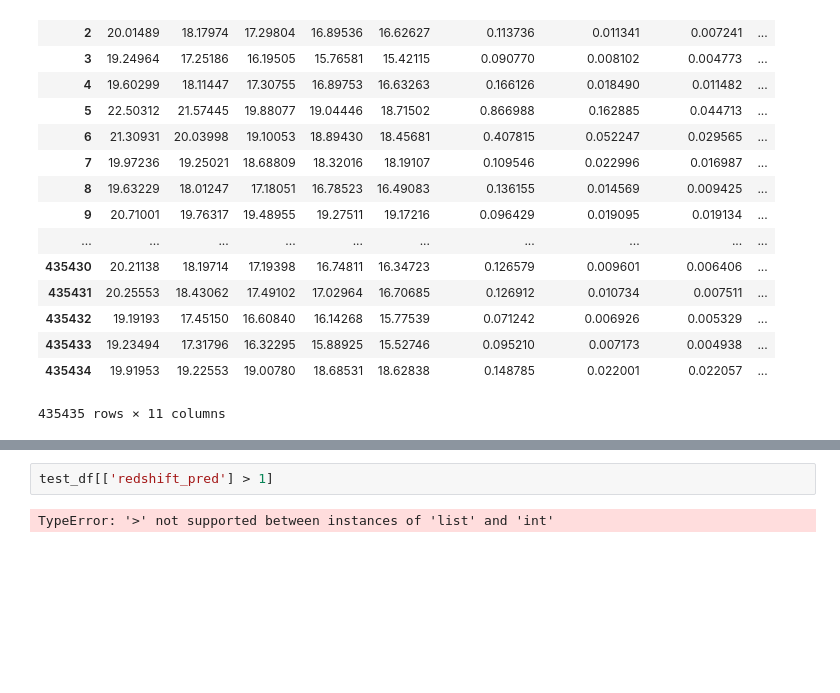
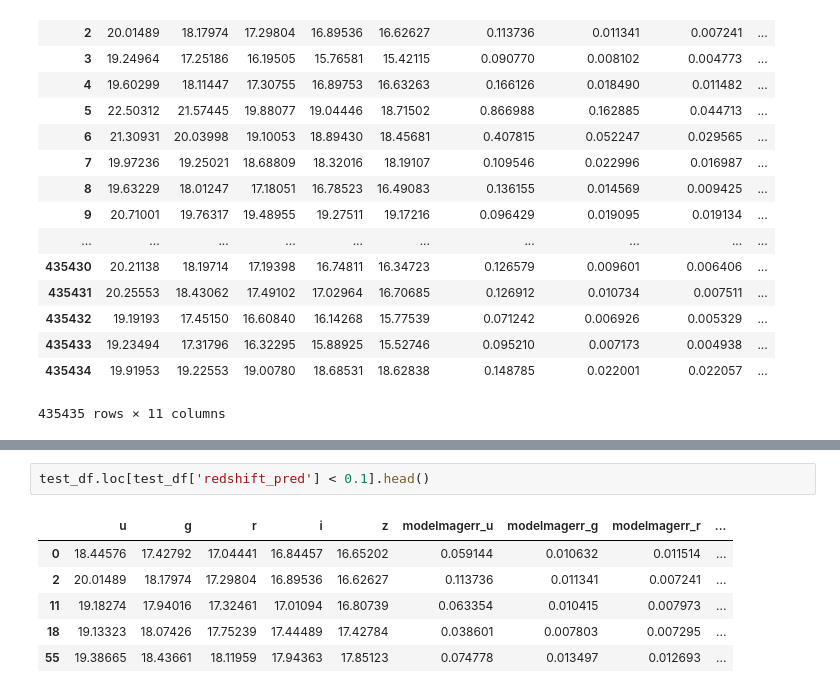
Before and after one commit to dhiogocorrea/redshift-estimator, a Jupyter notebook: redshift_prediction.ipynb, the cells around one changed output, grey strips where cells are left out. Saved outputs shown, nothing was run; the diff lists cells and outputs as text; blank space fills up the shorter version.

```diff
--- a/redshift_prediction.ipynb
+++ b/redshift_prediction.ipynb
@@ -156,4 +163,9 @@ test_df
 # %%
-test_df[['redshift_pred'] > 1]
+test_df.loc[test_df['redshift_pred'] < 0.1].head()
 # %% [output]
-TypeError: '>' not supported between instances of 'list' and 'int'
+|  | u | g | r | i | z | modelmagerr_u | modelmagerr_g | modelmagerr_r | ... |
+| 0 | 18.44576 | 17.42792 | 17.04441 | 16.84457 | 16.65202 | 0.059144 | 0.010632 | 0.011514 | ... |
+| 2 | 20.01489 | 18.17974 | 17.29804 | 16.89536 | 16.62627 | 0.113736 | 0.011341 | 0.007241 | ... |
+| 11 | 19.18274 | 17.94016 | 17.32461 | 17.01094 | 16.80739 | 0.063354 | 0.010415 | 0.007973 | ... |
+| 18 | 19.13323 | 18.07426 | 17.75239 | 17.44489 | 17.42784 | 0.038601 | 0.007803 | 0.007295 | ... |
+| 55 | 19.38665 | 18.43661 | 18.11959 | 17.94363 | 17.85123 | 0.074778 | 0.013497 | 0.012693 | ... |
```
Also changed, not shown: parts of 1 cell of this notebook.
